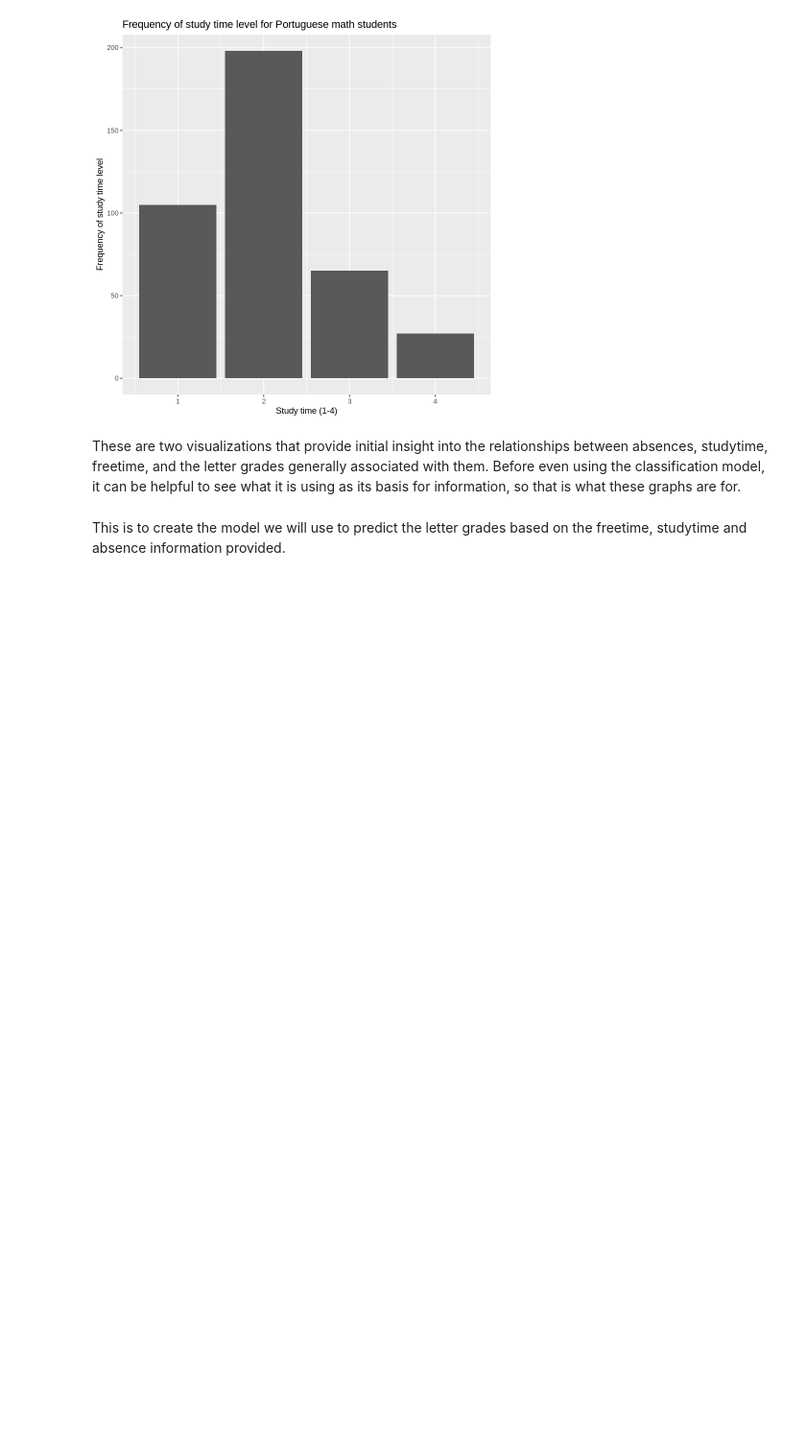
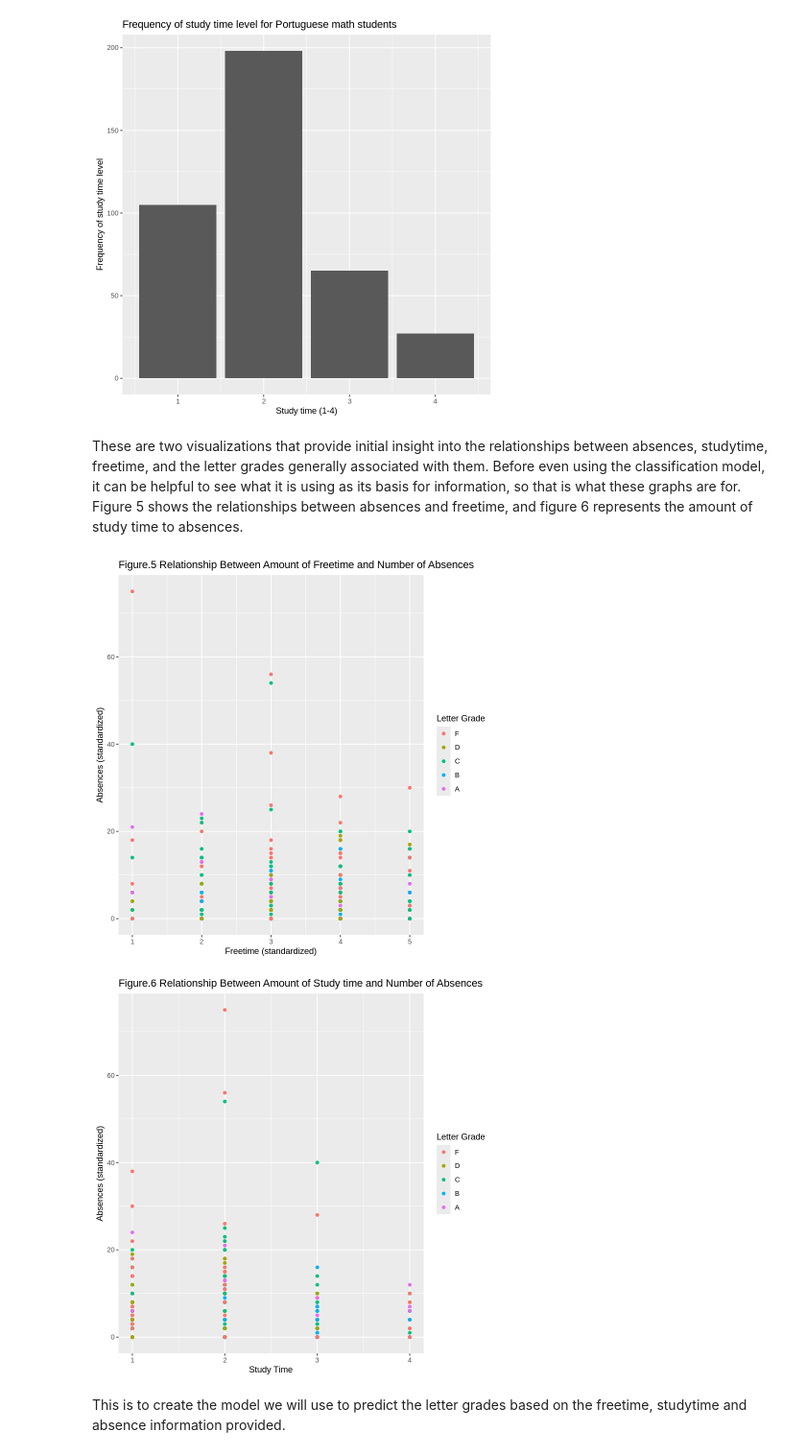
Before and after one commit to chloezandberg/dsci-100-project, a Jupyter notebook: project_final_report.ipynb, the cells around one changed output. Shown at 96% size. Saved outputs shown, nothing was run; the diff lists cells and outputs as text; code cells hidden in the pictures; blank space fills up the shorter version.

Commit message:
Changed graph labels and referred to figures

```diff
--- a/project_final_report.ipynb
+++ b/project_final_report.ipynb
@@ -196,19 +196,22 @@ Warning message in geom_histogram(stat = "count"):
 [figure]
 [figure]
 # %% [markdown]
-These are two visualizations that provide initial insight into the relationships between absences, studytime, freetime, and the letter grades generally associated with them. Before even using the classification model, it can be helpful to see what it is using as its basis for information, so that is what these graphs are for.
+These are two visualizations that provide initial insight into the relationships between absences, studytime, freetime, and the letter grades generally associated with them. Before even using the classification model, it can be helpful to see what it is using as its basis for information, so that is what these graphs are for. Figure 5 shows the relationships between absences and freetime, and figure 6 represents the amount of study time to absences.
 # %%
 clean_math_plot<-ggplot(clean_math_data, aes(x= freetime, y=absences, colour = letter_grade))+
-geom_point(alpha = 0.5)+
-xlab("Freetime (standardized)")+
-ylab("Absences (standardized)")
+geom_point()+
+labs(x = "Freetime (standardized)", y = "Absences (standardized)", color = "Letter Grade")+
+ggtitle("Figure.5 Relationship Between Amount of Freetime and Number of Absences")
 clean_math_plot
 
 clean_math_plot2<-ggplot(clean_math_data, aes(x= studytime, y=absences, colour = letter_grade))+
-geom_point(alpha = 0.5)+
-xlab("Study time (standardized)")+
-ylab("Absences (standardized)")
+geom_point()+
+labs(x = "Study Time", y = "Absences (standardized)", color = "Letter Grade")+
+ggtitle("Figure.6 Relationship Between Amount of Study time and Number of Absences")
 clean_math_plot2
+# %% [output]
+[figure, added]
+[figure, added]
 # %% [markdown]
 This is to create the model we will use to predict the letter grades based on the freetime, studytime and absence information provided.
 # %%
```
Also changed, not shown: parts of 1 cell of this notebook.
